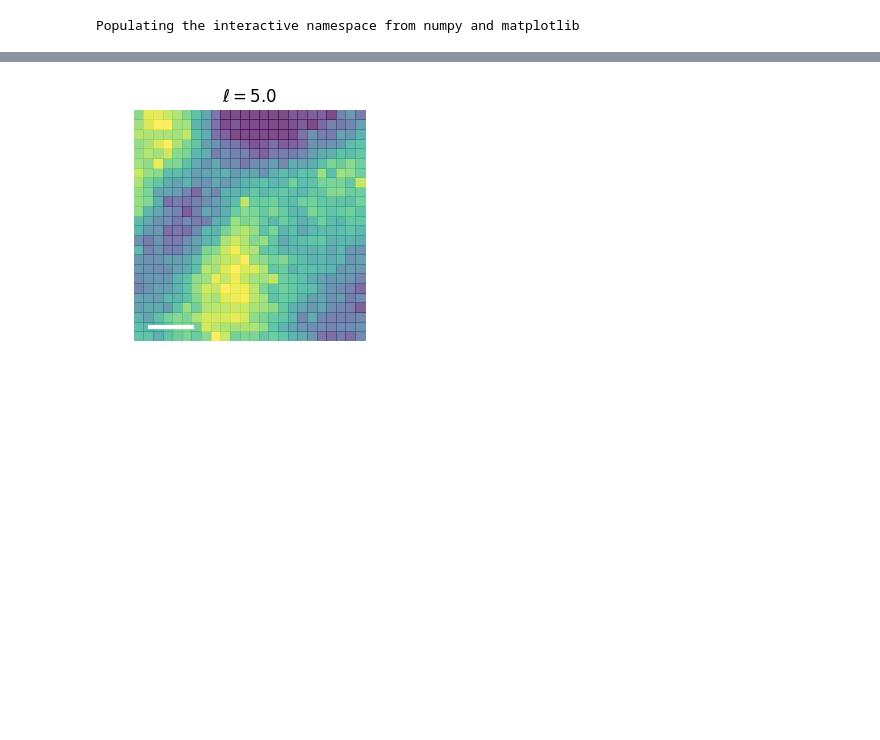
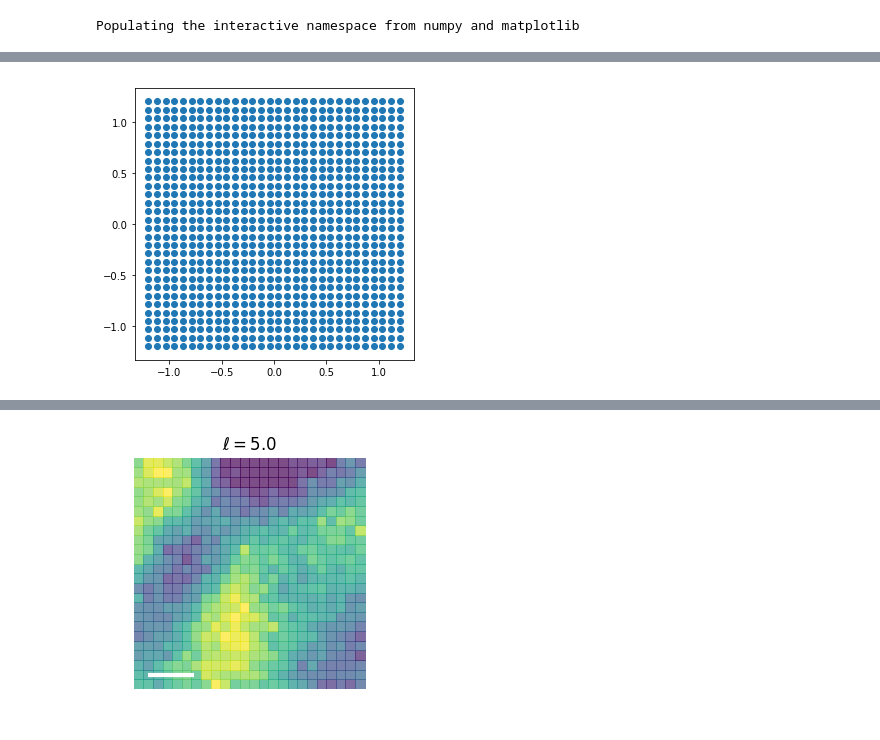
Before and after one commit to Teichlab/SpatialDE, a Jupyter notebook: Analysis/Theory/Example Spatial Patterns.ipynb, the cells around one changed output, grey strips where cells are left out. Saved outputs shown, nothing was run; the diff lists cells and outputs as text; code cells hidden in the pictures; blank space fills up the shorter version.

```diff
--- a/Analysis/Theory/Example Spatial Patterns.ipynb
+++ b/Analysis/Theory/Example Spatial Patterns.ipynb
@@ -5,0 +23,5 @@ Populating the interactive namespace from numpy and matplotlib
+# %%
+figsize(5, 5)
+plt.scatter(x, y);
+# %% [output]
+[figure, added]
```
Also changed, not shown: parts of 15 cells of this notebook, 1 other file.
